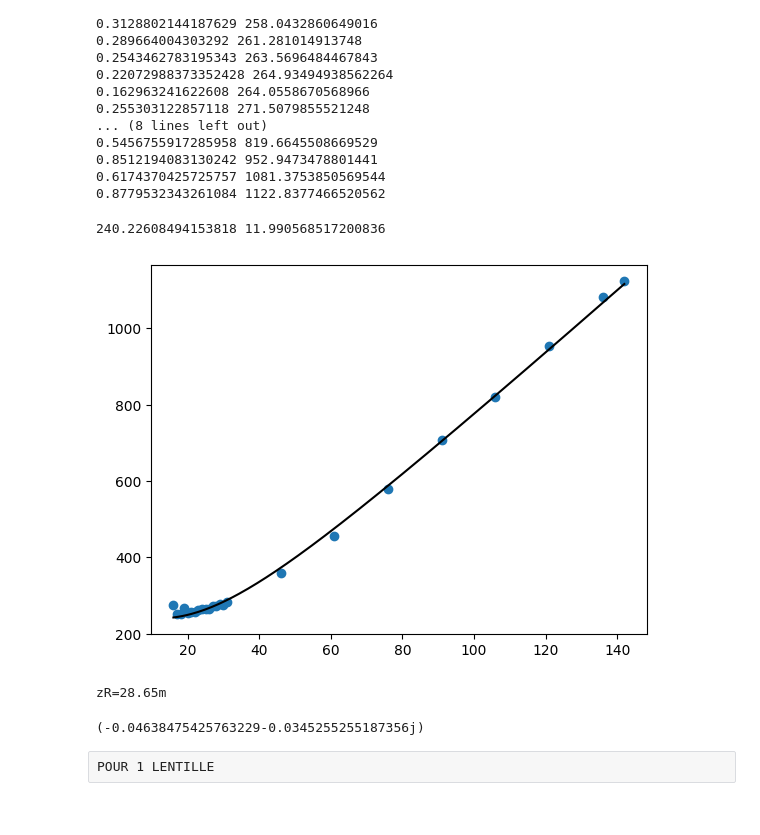
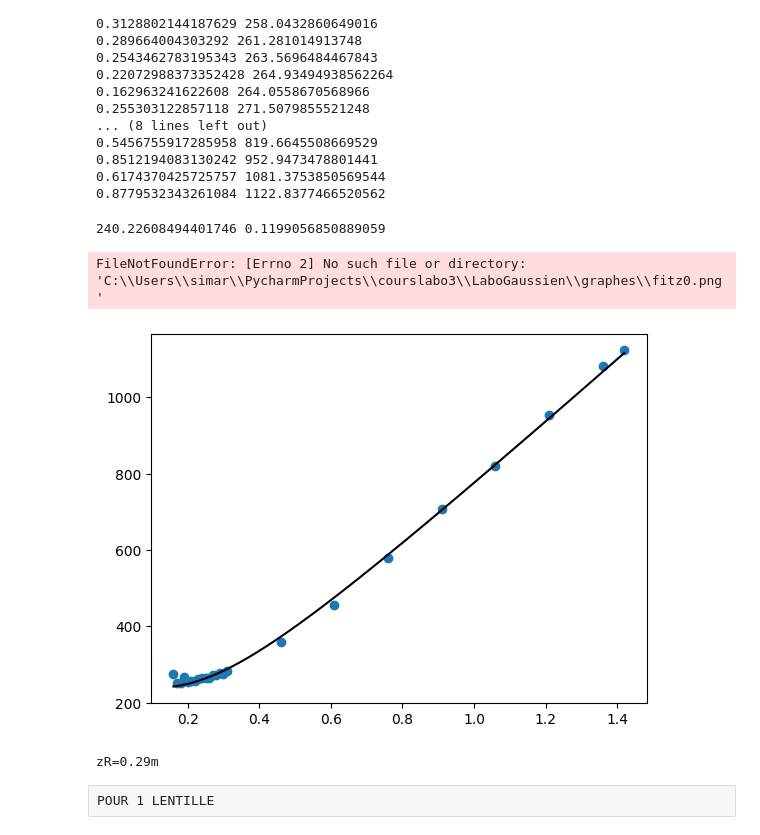
Before and after one commit to Simarties/Labo3, a Jupyter notebook: LaboGaussien/gausmain.ipynb, the cells around one changed output. Drawn from its saved outputs; the diff is of its cells as text; code cells hidden in the pictures.

```diff
--- a/LaboGaussien/gausmain.ipynb
+++ b/LaboGaussien/gausmain.ipynb
@@ -19,5 +19,5 @@ laDica = dict(sorted(elDic.items())) #me creer un dictionnaire qui est ordonné
 for i in laDica:
     print(laDica[i])
     spectre = np.loadtxt(f'C:\\Users\\simar\\PycharmProjects\\courslabo3\\LaboGaussien\\donnees\\GAUSS_AR_NS\\{laDica[i]}')
-    plt.scatter(spectre[1:,0],spectre[1:,1])
-    plt.show()
+    #plt.scatter(spectre[1:,0],spectre[1:,1])
+    #plt.show()
@@ -60,45 +78,33 @@ for k,i in enumerate(laDica):
 0.6174370425725757 1081.3753850569544
 0.8779532343261084 1122.8377466520562
 # %%
-z = np.array(list(laDica.keys()))
+z = np.array(list(laDica.keys()))/100
 def courbeQuad(z,w0,z0): #rappel w est en micron et z en cm
-    zR = np.pi*(w0*1e-06)**2/(632.8*1e-09)
+    zR = np.pi*(w0*1e-06)**2/(632.8*1e-09) #m
 
-    return w0 * np.sqrt(1+ ((z-z0)/(zR*100))**2) #ici il fallait convertir zR dans les mêmes unités que z
+    return w0 * np.sqrt(1+ ((z-z0)/(zR))**2) #ici il fallait convertir zR dans les mêmes unités que z
 
 w0_0 = ws.min()
 z0_0 = z[ws.argmin()]
 p0 = [w0_0,z0_0]
 bounds = ([0,-np.inf],[np.inf,np.inf])
 popt,pcov = curve_fit(courbeQuad,z,ws,p0=p0,bounds=bounds, maxfev=200000)
 w0_fit, z0_fit = popt
 print(w0_fit, z0_fit)
 
 Z = np.linspace(z.min(),z.max(),200)
 plt.scatter(z,ws)
 plt.plot(Z,courbeQuad(Z,*popt),color='black')
 plt.savefig('graphes\\fitz0.png')
 # %% [output]
-240.22608494153818 11.990568517200836
+240.22608494401746 0.1199056850889059
+FileNotFoundError: [Errno 2] No such file or directory: 'C:\\Users\\simar\\PycharmProjects\\courslabo3\\LaboGaussien\\graphes\\fitz0.png'
-[figure, old version]
+[figure, new version]
 # %%
-zRfit0 = (w0_fit*1e-06)**2*np.pi/(632.8*1e-09)*100
+zRfit0 = (w0_fit*1e-06)**2*np.pi/(632.8*1e-09)
 print(f'zR={zRfit0:.2f}m')
 # %% [output]
-zR=28.65m
+zR=0.29m
-# %%
-def UnSurq_z(q,A,B,C,D):
-    return  ( C+D*(1/q) ) / ( A + B*(1/q) )
-
-q_z1 = 1j*zRfit0
-unsurq2 = UnSurq_z(q_z1,1,3,0,1)
-q_z2 = 1/unsurq2
-unsurq3 = UnSurq_z(q_z2,1,0,-1/20,1)
-w_z1lentille_carré = -1/(unsurq3.imag)*632.8e-09/np.pi #il s'agit de la valeur à la postion de la lentille donc je pourrais prendre les matrice de déplacement en créer plusieurs avec une for loop, collecter les points pour des z dans ma zone d'échantillonage
-w_z1lentille_carré
-unsurq3
-# %% [output]
-(-0.04638475425763229-0.0345255255187356j)
 # %% [raw]
 POUR 1 LENTILLE
 # %%
```
Also changed, not shown: parts of 11 cells of this notebook, 38 other files.
